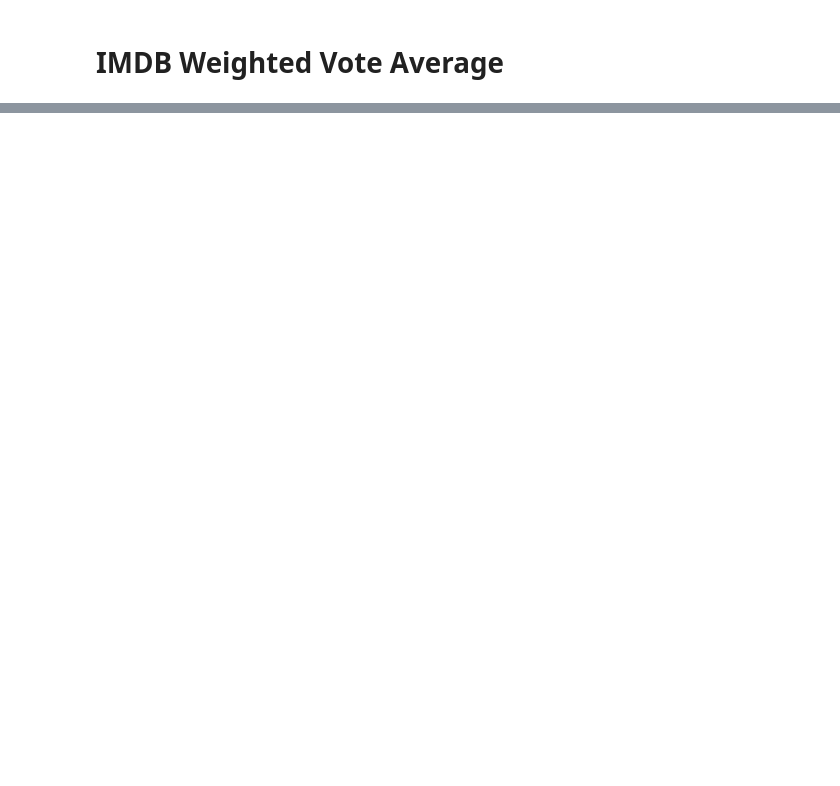
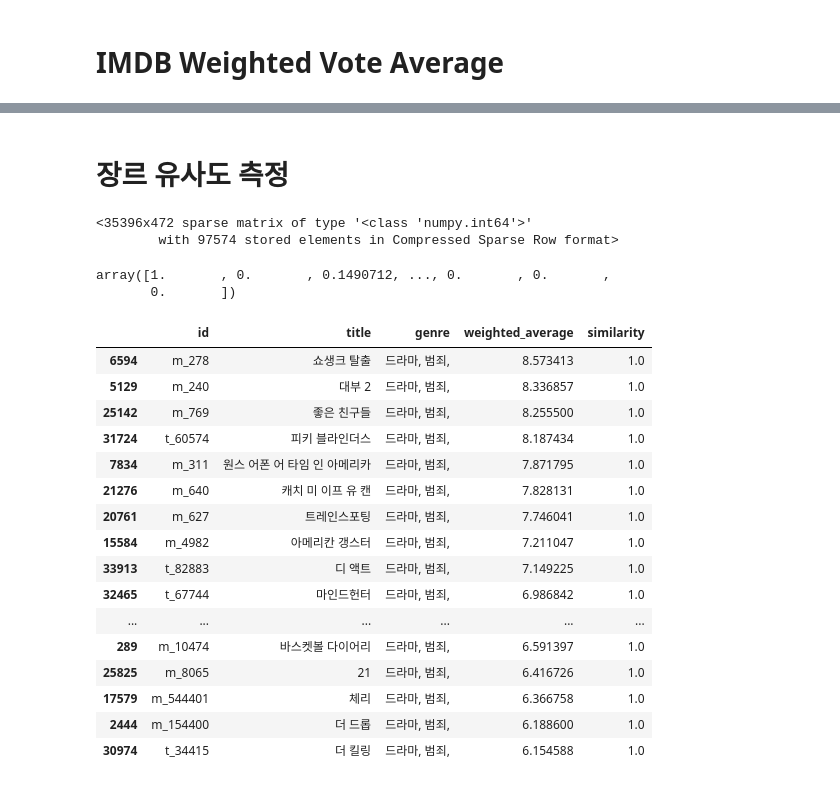
Before and after one commit to kpuce2022CD/OOSOO, a Jupyter notebook: Python/Recommend/ContentsBased/ContentsBasedFiltering.ipynb, the cells around one changed output, grey strips where cells are left out. Drawn from its saved outputs; the diff is of its cells as text; code cells hidden in the pictures; blank space fills up the shorter version.

Commit message:
Recommend : Contents Based Filtering - 장르 유사도 측정, 장르 유사도 & 가중 평점이 높은 Content 추천

```diff
--- a/Python/Recommend/ContentsBased/ContentsBasedFiltering.ipynb
+++ b/Python/Recommend/ContentsBased/ContentsBasedFiltering.ipynb
@@ -85,3 +86,61 @@ contents_df.sort_values(by='weighted_average', ascending=False).head(30)
 | 3577 | m_1891 | movie | 스타워즈 에피소드 5: 제국의 역습 | 모험, 액션, SF, | United States of America, | 13834 | 8.4 | NaN | ... |
 | 10217 | m_372058 | movie | 너의 이름은. | 로맨스, 애니메이션, 드라마, | Japan, | 8403 | 8.5 | NaN | ... |
 | 5272 | m_244786 | movie | 위플래쉬 | 드라마, 음악, | United States of America, | 11889 | 8.4 | NaN | ... |
+# %% [markdown]
+# 장르 유사도 측정
+# %%
+# CountVectorizer
+count_vector = CountVectorizer(min_df=0, ngram_range=(1,2))
+genre_matrix = count_vector.fit_transform(contents_df['genre'])
+
+genre_matrix
+# %% [output]
+<35396x472 sparse matrix of type '<class 'numpy.int64'>'
+        with 97574 stored elements in Compressed Sparse Row format>
+# %%
+# Cosine Similarity
+genre_similarity = cosine_similarity(genre_matrix, genre_matrix)
+
+genre_similarity[0]
+# %% [output]
+array([1.       , 0.       , 0.1490712, ..., 0.       , 0.       ,
+       0.       ])
+# %%
+# 입력한 영화와 장르가 유사한 영화를 반환하는 함수
+def find_similar_genre(contents, similarity, contents_id, top_n=10):
+
+    # 입력한 id를 가진 영화의 index 구하기 (similarity 행렬의 몇번째 인덱스인지)
+    id_content = contents[contents['id'] == contents_id]
+    content_index = id_content.index.values
+
+    # 입력한 영화의 장르 유사도를 contents 데이터 프레임에 추가
+    contents["similarity"] = similarity[content_index, :].reshape(-1,1)
+
+    # 장르 유사도와 가중 평점을 기준으로 내림차순 정렬 후 상위 index 추출
+    sorted_contents = contents.sort_values(by=['similarity', 'weighted_average'], ascending=False)
+    sorted_contents = sorted_contents[sorted_contents.index.values != content_index]
+    result = sorted_contents.index.values[ : top_n]
+
+    return contents.iloc[result]
+# %%
+# 영화 '대부' 로 테스트
+similar_genre_contents = find_similar_genre(contents_df, genre_similarity, 'm_238', top_n=20)
+similar_genre_contents[['id', 'title', 'genre', 'weighted_average', 'similarity']]
+# %% [output]
+|  | id | title | genre | weighted_average | similarity |
+| 6594 | m_278 | 쇼생크 탈출 | 드라마, 범죄, | 8.573413 | 1.0 |
+| 5129 | m_240 | 대부 2 | 드라마, 범죄, | 8.336857 | 1.0 |
+| 25142 | m_769 | 좋은 친구들 | 드라마, 범죄, | 8.255500 | 1.0 |
+| 31724 | t_60574 | 피키 블라인더스 | 드라마, 범죄, | 8.187434 | 1.0 |
+| 7834 | m_311 | 원스 어폰 어 타임 인 아메리카 | 드라마, 범죄, | 7.871795 | 1.0 |
+| 21276 | m_640 | 캐치 미 이프 유 캔 | 드라마, 범죄, | 7.828131 | 1.0 |
+| 20761 | m_627 | 트레인스포팅 | 드라마, 범죄, | 7.746041 | 1.0 |
+| 15584 | m_4982 | 아메리칸 갱스터 | 드라마, 범죄, | 7.211047 | 1.0 |
+| 33913 | t_82883 | 디 액트 | 드라마, 범죄, | 7.149225 | 1.0 |
+| 32465 | t_67744 | 마인드헌터 | 드라마, 범죄, | 6.986842 | 1.0 |
+| ... | ... | ... | ... | ... | ... |
+| 289 | m_10474 | 바스켓볼 다이어리 | 드라마, 범죄, | 6.591397 | 1.0 |
+| 25825 | m_8065 | 21 | 드라마, 범죄, | 6.416726 | 1.0 |
+| 17579 | m_544401 | 체리 | 드라마, 범죄, | 6.366758 | 1.0 |
+| 2444 | m_154400 | 더 드롭 | 드라마, 범죄, | 6.188600 | 1.0 |
+| 30974 | t_34415 | 더 킬링 | 드라마, 범죄, | 6.154588 | 1.0 |
```
Also changed, not shown: parts of 2 cells of this notebook.
